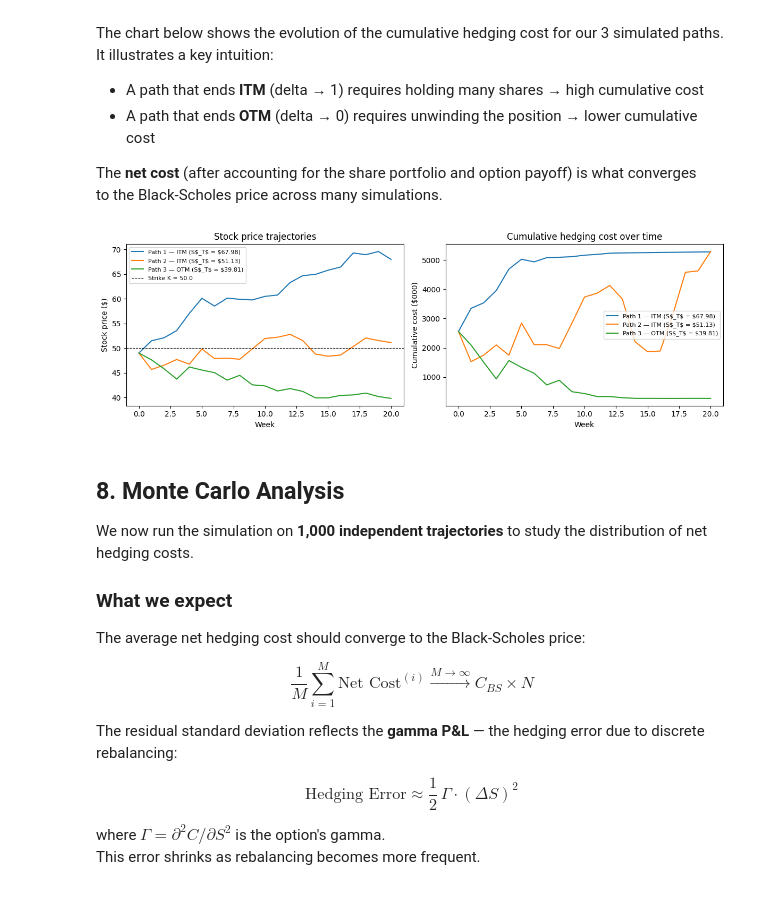
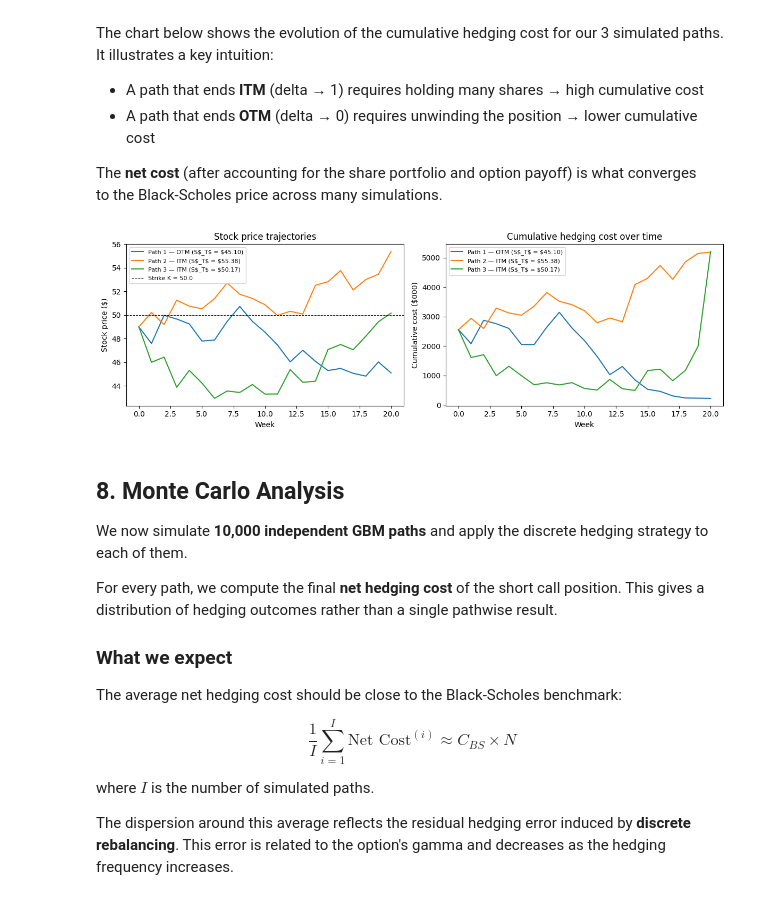
Before and after one commit to merwan-khoufache/black-scholes-options, a Jupyter notebook: Delta_Hedging.ipynb, the cells around one changed output. Saved outputs shown, nothing was run; the diff lists cells and outputs as text; code cells hidden in the pictures.

```diff
--- a/Delta_Hedging.ipynb
+++ b/Delta_Hedging.ipynb
@@ -89,8 +101,10 @@ S0 = 49.0        # initial stock price
 K = 50.0         # strike price
 r = 0.05         # risk-free rate (annualized)
 sigma = 0.20     # volatility (annualized)
-T = 20 / 52      # time to maturity in years (20 weeks)
-n_steps = 20     # number of rebalancing steps (weekly)
+T = 20/52      # time to maturity in years (20 weeks)
+
+M = 20  # number of rebalancing steps (weekly)
+
 n_options = 100_000  # size of the short option position
 # %% [markdown]
 ## 3. Delta Validation
@@ -191,27 +222,28 @@ $$\mathbb{E}[\text{Net Cost}] = C_{BS} \times N$$
 # %%
-def hedge_simulation(path, K, r, sigma, T, n_steps, n_options=100_000):
-    dt = T / n_steps
+def hedge_simulation(path , K, r, sigma, T, M, n_options=100_000):
+    dt = T / M
     results = []
+
     cumulative_cost = 0
     delta_old = 0
 
-    for t in range(n_steps + 1):
-        S = path[t]
+    for t in range(M + 1):
+        S_t = path[t]
         T_remaining = T - t * dt
 
         if T_remaining <= 0:
-            delta_new = 1.0 if S > K else 0.0
+            delta_new = 1.0 if S_t > K else 0.0
         else:
-            delta_new = delta(S, K, T_remaining, r, sigma)
+            delta_new = delta(S_t, K, T_remaining, r, sigma)
 
         shares_purchased = (delta_new - delta_old) * n_options
-        cost_shares = shares_purchased * S
+        cost_shares = shares_purchased * S_t
         cumulative_cost = cumulative_cost + cost_shares      # invest first
         interest_cost = cumulative_cost * r * dt             # interest on the new position
 
         results.append({
             "week":             t,
-            "stock_price":      S,
+            "stock_price":      S_t,
             "delta":            round(delta_new, 3),
             "shares_purchased": round(shares_purchased),
             "cost_shares":      round(cost_shares / 1000, 1),
@@ -275,48 +307,54 @@ to the Black-Scholes price across many simulations.
 # %%
 fig, axes = plt.subplots(1, 2, figsize=(12, 4))
 
 for i in range(3):
-    sim_i = hedge_simulation(path=paths_3[i], K=K, r=r, sigma=sigma, T=20/52, n_steps=n_steps)
-    final_S = paths_3[i, -1]
+    path_i = S_3sim[:, i]
+    sim_i = hedge_simulation(path=path_i, K=K, r=r, sigma=sigma, T=T, M=M)
+    final_S = path_i[-1]
     outcome = 'ITM' if final_S > K else 'OTM'
     label = f"Path {i+1} — {outcome} (S$_T$ = ${final_S:.2f})"
 
     # stock price trajectories
-    axes[0].plot(paths_3[i], label=label)
+    axes[0].plot(path_i, label=label)
 
     # cumulative hedging cost
     axes[1].plot(sim_i["cumulative_cost"], label=label)
 
 axes[0].axhline(K, color='black', linestyle='--', linewidth=0.8, label=f'Strike K = {K}')
 axes[0].set_xlabel('Week')
 axes[0].set_ylabel('Stock price ($)')
 axes[0].set_title('Stock price trajectories')
 axes[0].legend(fontsize=8)
 
 axes[1].set_xlabel('Week')
 axes[1].set_ylabel('Cumulative cost ($000)')
 axes[1].set_title('Cumulative hedging cost over time')
 axes[1].legend(fontsize=8)
 
 plt.tight_layout()
 plt.show()
 # %% [output]
-[figure, old version]
+[figure, new version]
 # %% [markdown]
 ## 8. Monte Carlo Analysis
 
-We now run the simulation on **1,000 independent trajectories** to study the distribution of net hedging costs.
+We now simulate **10,000 independent GBM paths** and apply the discrete hedging strategy to each of them.
+
+For every path, we compute the final **net hedging cost** of the short call position.
+This gives a distribution of hedging outcomes rather than a single pathwise result.
 
 ### What we expect
 
-The average net hedging cost should converge to the Black-Scholes price:
+The average net hedging cost should be close to the Black-Scholes benchmark:
 
-$$\frac{1}{M}\sum_{i=1}^{M} \text{Net Cost}^{(i)} \xrightarrow{M \to \infty} C_{BS} \times N$$
+$$
+\frac{1}{I}\sum_{i=1}^{I}\text{Net Cost}^{(i)}
+\approx
+C_{BS}\times N
+$$
 
-The residual standard deviation reflects the **gamma P&L** — the hedging error due to discrete rebalancing:
+where $I$ is the number of simulated paths.
 
-$$\text{Hedging Error} \approx \frac{1}{2}\,\Gamma \cdot (\Delta S)^2$$
-
-where $\Gamma = \partial^2 C / \partial S^2$ is the option's gamma.
-This error shrinks as rebalancing becomes more frequent.
+The dispersion around this average reflects the residual hedging error induced by **discrete rebalancing**.
+This error is related to the option's gamma and decreases as the hedging frequency increases.
 # %%
```
Also changed, not shown: parts of 11 cells of this notebook.
